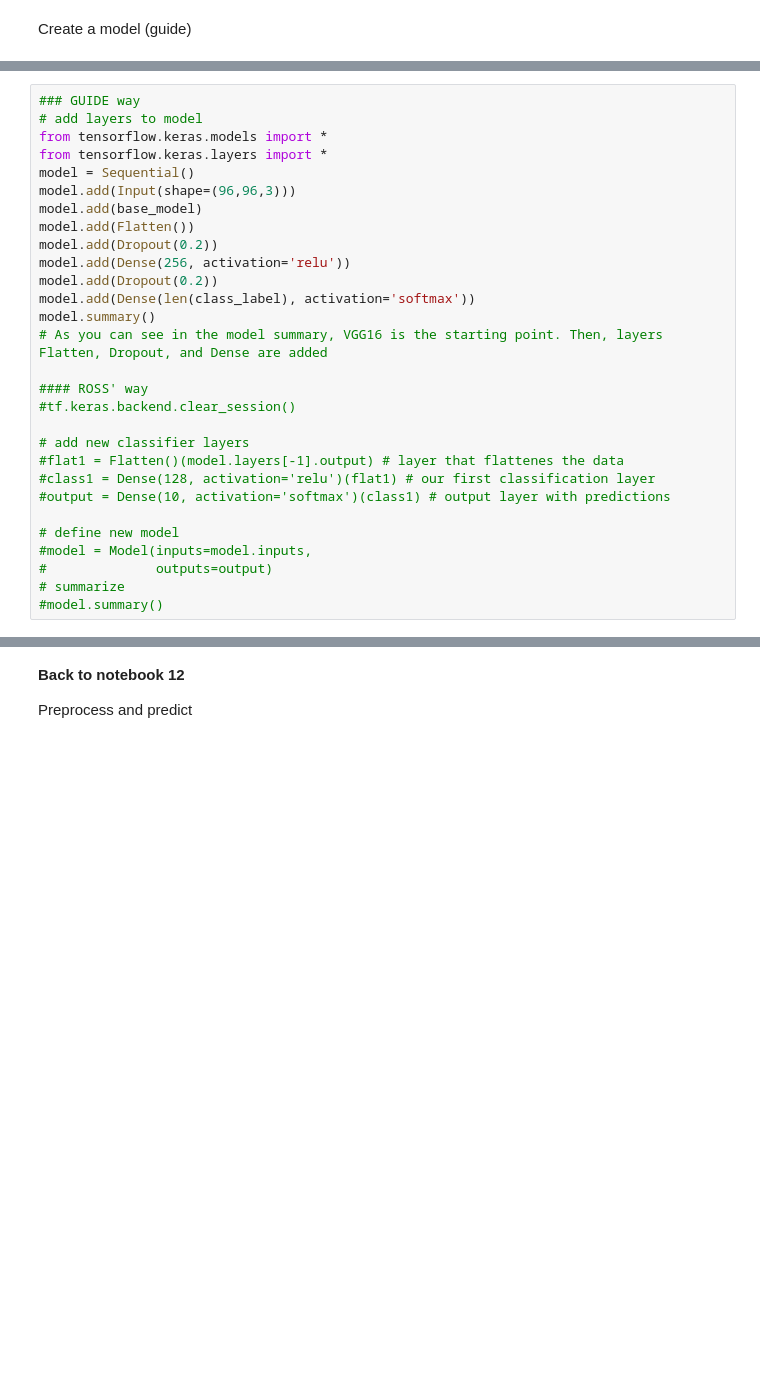
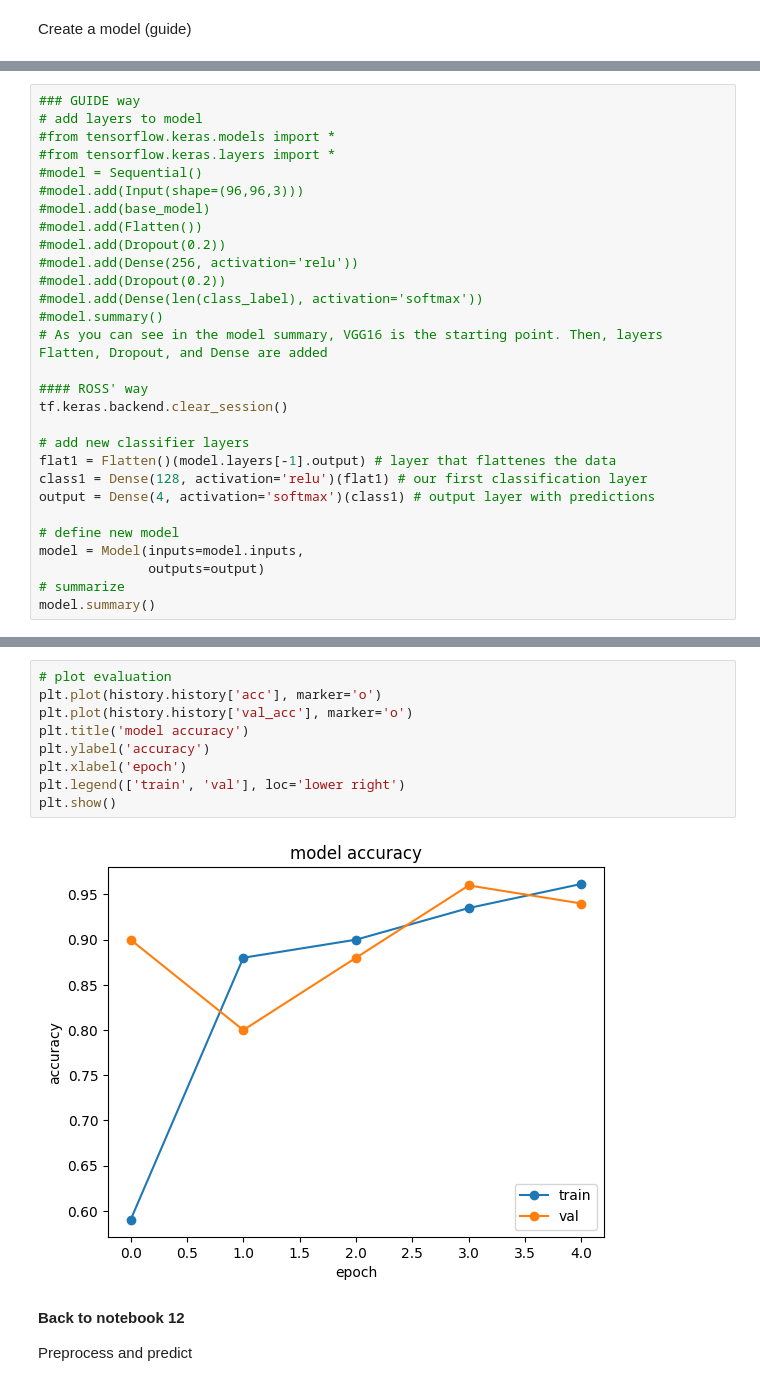
Before and after one commit to Emma-Marie/assignment4_Emma-Marie, a Jupyter notebook: src/image_seach.ipynb, the cells around one changed output, grey strips where cells are left out. Saved outputs shown, nothing was run; the diff lists cells and outputs as text; blank space fills up the shorter version.

Commit message:
missing last part of heatmap

```diff
--- a/src/image_seach.ipynb
+++ b/src/image_seach.ipynb
@@ -370,30 +342,30 @@ base_model.layers[-4].trainable = True
 # %%
 ### GUIDE way
 # add layers to model
-from tensorflow.keras.models import *
-from tensorflow.keras.layers import *
-model = Sequential()
-model.add(Input(shape=(96,96,3)))
-model.add(base_model)
-model.add(Flatten())
-model.add(Dropout(0.2))
-model.add(Dense(256, activation='relu'))
-model.add(Dropout(0.2))
-model.add(Dense(len(class_label), activation='softmax'))
-model.summary()
+#from tensorflow.keras.models import *
+#from tensorflow.keras.layers import *
+#model = Sequential()
+#model.add(Input(shape=(96,96,3)))
+#model.add(base_model)
+#model.add(Flatten())
+#model.add(Dropout(0.2))
+#model.add(Dense(256, activation='relu'))
+#model.add(Dropout(0.2))
+#model.add(Dense(len(class_label), activation='softmax'))
+#model.summary()
 # As you can see in the model summary, VGG16 is the starting point. Then, layers Flatten, Dropout, and Dense are added
 
 #### ROSS' way
-#tf.keras.backend.clear_session()
+tf.keras.backend.clear_session()
 
 # add new classifier layers
-#flat1 = Flatten()(model.layers[-1].output) # layer that flattenes the data
-#class1 = Dense(128, activation='relu')(flat1) # our first classification layer
-#output = Dense(10, activation='softmax')(class1) # output layer with predictions
+flat1 = Flatten()(model.layers[-1].output) # layer that flattenes the data
+class1 = Dense(128, activation='relu')(flat1) # our first classification layer
+output = Dense(4, activation='softmax')(class1) # output layer with predictions
 
 # define new model
-#model = Model(inputs=model.inputs,
-#              outputs=output)
+model = Model(inputs=model.inputs,
+              outputs=output)
 # summarize
-#model.summary()
+model.summary()
 # %% [output]
@@ -451,3 +434,14 @@ Make sure all arrays contain the same number of samples.
+# %%
+# plot evaluation
+plt.plot(history.history['acc'], marker='o')
+plt.plot(history.history['val_acc'], marker='o')
+plt.title('model accuracy')
+plt.ylabel('accuracy')
+plt.xlabel('epoch')
+plt.legend(['train', 'val'], loc='lower right')
+plt.show()
+# %% [output]
+[figure, added]
 # %% [markdown]
 __Back to notebook 12__
 
```
Also changed, not shown: parts of 33 cells of this notebook, 2 other files.
